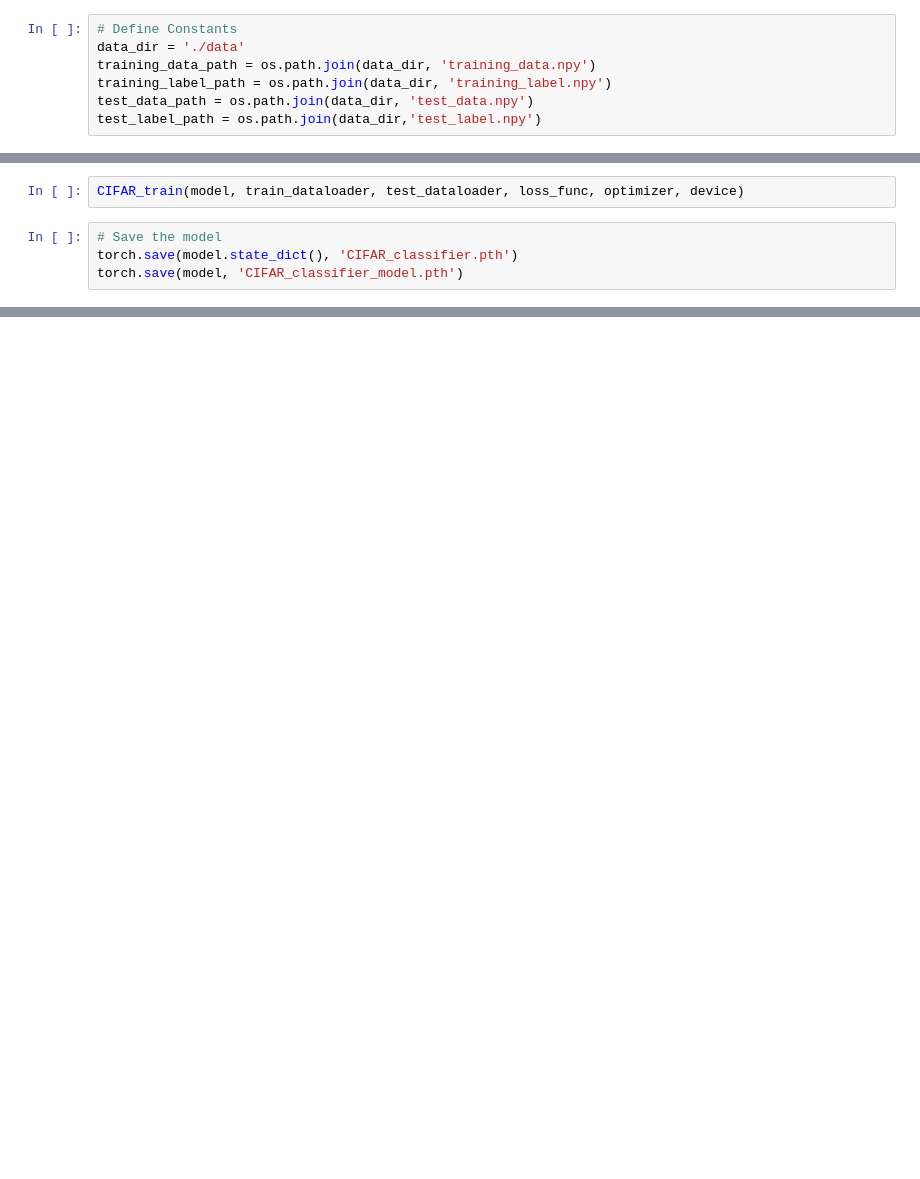
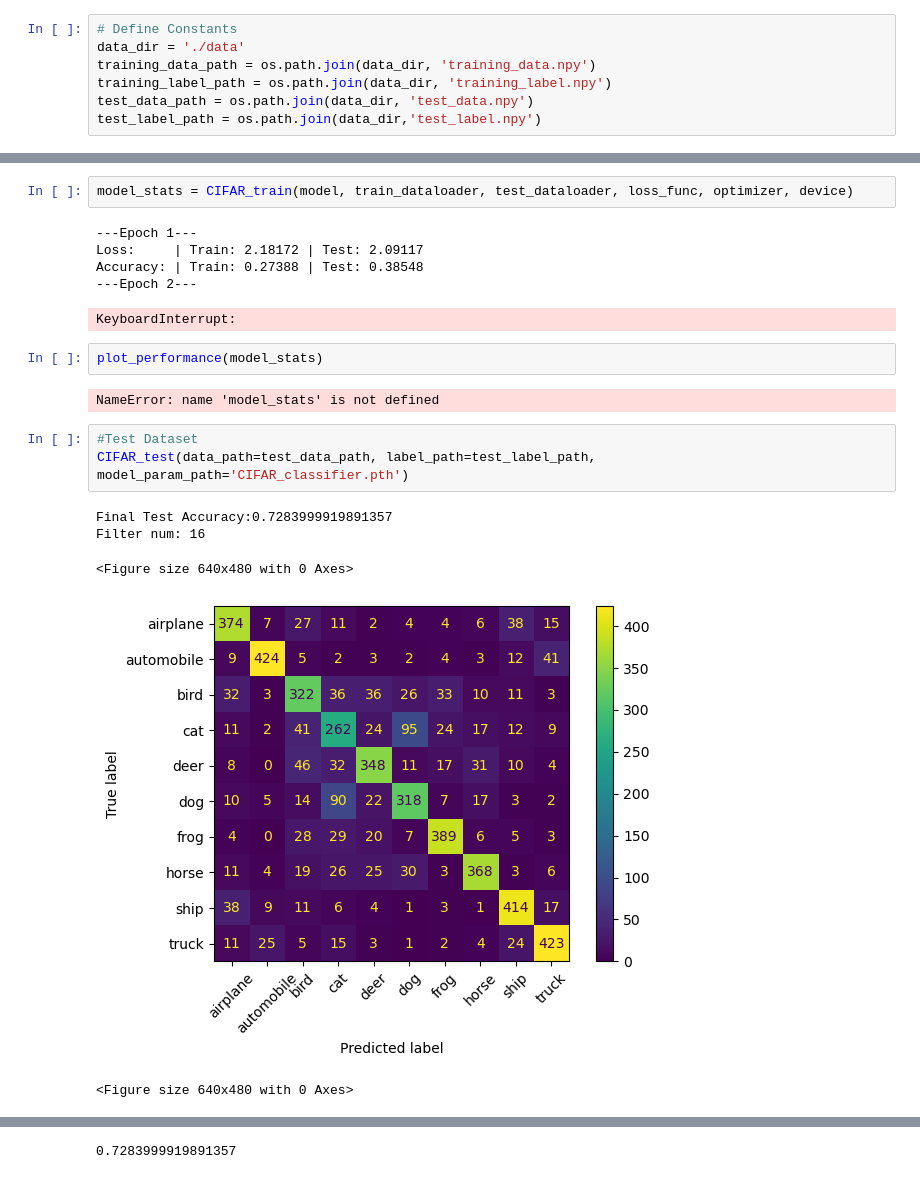
Before and after one commit to philiplpaterson/CNN-image-classifier, a Jupyter notebook: cnn_image_classifier.ipynb, the cells around one changed output, grey strips where cells are left out. Cells and saved outputs as stored; diff of their text form; blank space fills up the shorter version.

Commit message:
Finished model

```diff
--- a/cnn_image_classifier.ipynb
+++ b/cnn_image_classifier.ipynb
@@ -282,6 +544,21 @@ loss_func = nn.CrossEntropyLoss()
 # %%
-CIFAR_train(model, train_dataloader, test_dataloader, loss_func, optimizer, device)
+model_stats = CIFAR_train(model, train_dataloader, test_dataloader, loss_func, optimizer, device)
+# %% [output]
+---Epoch 1---
+Loss:     | Train: 2.18172 | Test: 2.09117
+Accuracy: | Train: 0.27388 | Test: 0.38548
+---Epoch 2---
+KeyboardInterrupt:
-# %%
-# Save the model
-torch.save(model.state_dict(), 'CIFAR_classifier.pth')
-torch.save(model, 'CIFAR_classifier_model.pth')
+# %%
+plot_performance(model_stats)
+# %% [output]
+NameError: name 'model_stats' is not defined
+# %%
+#Test Dataset
+CIFAR_test(data_path=test_data_path, label_path=test_label_path, model_param_path='CIFAR_classifier.pth')
+# %% [output]
+Final Test Accuracy:0.7283999919891357
+Filter num: 16
+<Figure size 640x480 with 0 Axes>
+[figure, added]
+<Figure size 640x480 with 0 Axes>
@@ -287,0 +566 @@ torch.save(model, 'CIFAR_classifier_model.pth')
+0.7283999919891357
```
Also changed, not shown: parts of 5 cells of this notebook, 21 other files.
